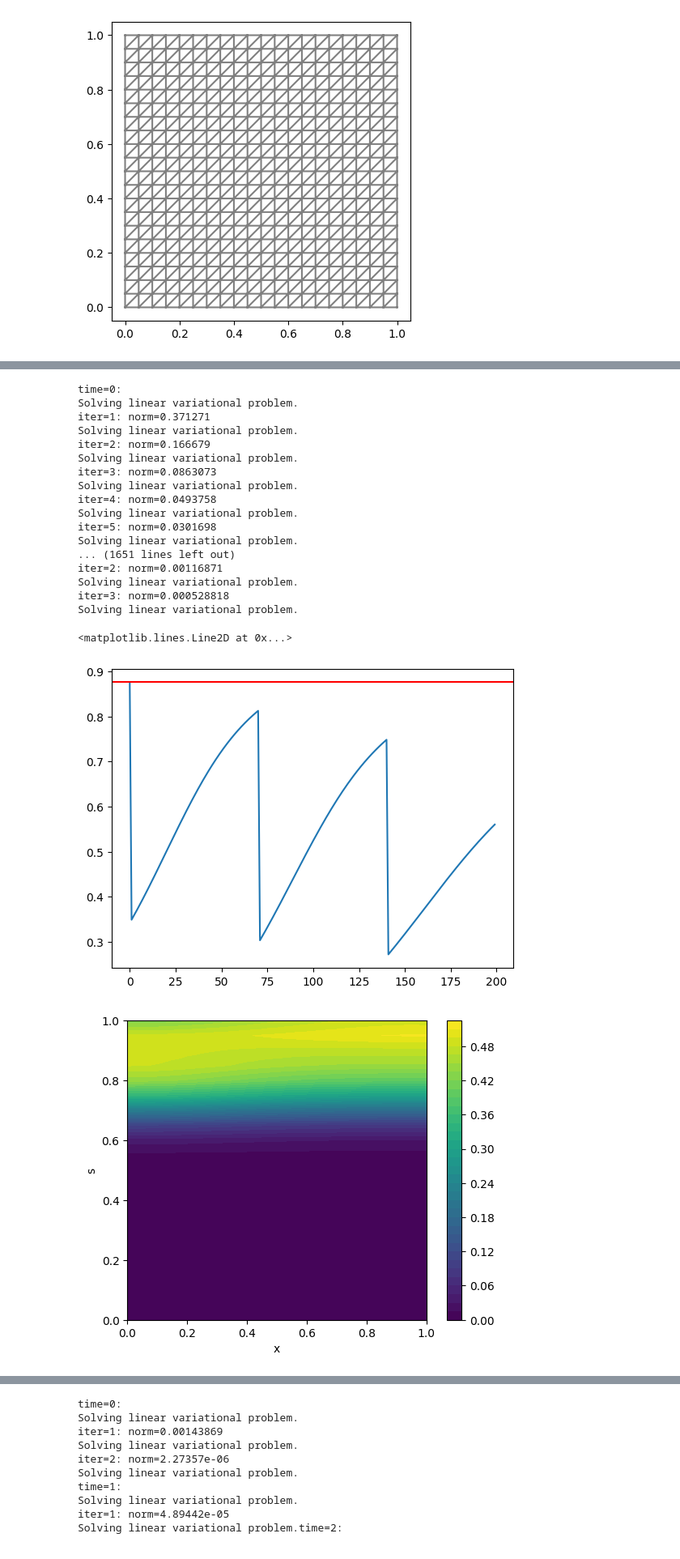
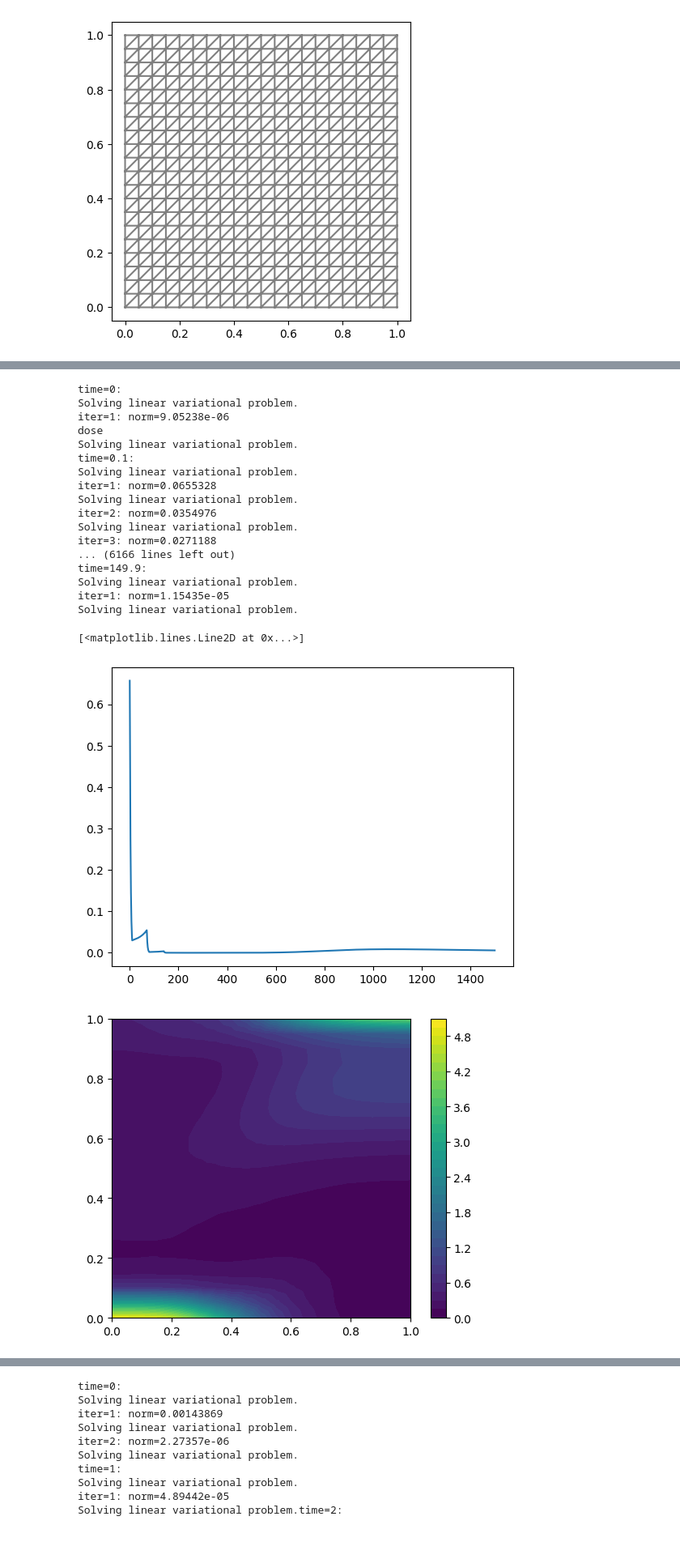
Before and after one commit to saragazzoni/Master_Thesis, a Jupyter notebook: Code/model.ipynb, the cells around one changed output, grey strips where cells are left out. Shown at 81% size. Drawn from its saved outputs; the diff is of its cells as text; code cells hidden in the pictures.

```diff
--- a/Code/model.ipynb
+++ b/Code/model.ipynb
@@ -57,49 +153,43 @@ plot(mesh)
 # %%
-# test RT
-m0 = 0.876
 dt = 0.1
-T = 20
+T = 150
 save_interval = 10
-times = [0,7/dt,14/dt,21/dt,28/dt]
+times = [0,7,14,21,28]
 doses = 10*np.ones_like(times)
-nfile = XDMFFile('solutions/nRT.xdmf')
-cfile = XDMFFile('solutions/cRT.xdmf')
+nfile = XDMFFile('solutions/nBrt.xdmf')
+cfile = XDMFFile('solutions/cBrt.xdmf')
 V = FunctionSpace(mesh,"P",2)
 
-n_vect,c_vect,mass = f.solver(mesh,V,m0,dt,T,save_interval,times,doses,nfile,cfile)
+n_vect,c_vect,mass = f.solver(mesh,V,n0,c0,dt,T,save_interval,times,doses,nfile,cfile)
 # %% [output]
 time=0:
 Solving linear variational problem.
-iter=1: norm=0.371271
+iter=1: norm=9.05238e-06
+dose
 Solving linear variational problem.
-iter=2: norm=0.166679
+time=0.1:
 Solving linear variational problem.
-iter=3: norm=0.0863073
+iter=1: norm=0.0655328
 Solving linear variational problem.
-iter=4: norm=0.0493758
+iter=2: norm=0.0354976
 Solving linear variational problem.
-iter=5: norm=0.0301698
+iter=3: norm=0.0271188
+... (6166 lines left out)
+time=149.9:
 Solving linear variational problem.
-... (1651 lines left out)
-iter=2: norm=0.00116871
+iter=1: norm=1.15435e-05
 Solving linear variational problem.
-iter=3: norm=0.000528818
-Solving linear variational problem.
 # %%
 plt.plot(mass)
-plt.axhline(m0,color='r')
 # %% [output]
-<matplotlib.lines.Line2D at 0x...>
+[<matplotlib.lines.Line2D at 0x...>]
-[figure, old version]
+[figure, new version]
 # %%
 n = Function(V)
-nfile = XDMFFile('solutions/nRT.xdmf')
+nfile = XDMFFile('solutions/nBrt.xdmf')
 nfile.read_checkpoint(n,"n",29)
 sol = plot(n)
 plt.colorbar(sol)
-#plt.title('n at time t=%f' %(i*save_interval*dt))
-plt.xlabel('x')
-plt.ylabel('s')
 plt.show()
 # %% [output]
-[figure, old version]
+[figure, new version]
```
Also changed, not shown: parts of 7 cells of this notebook, 17 other files.
